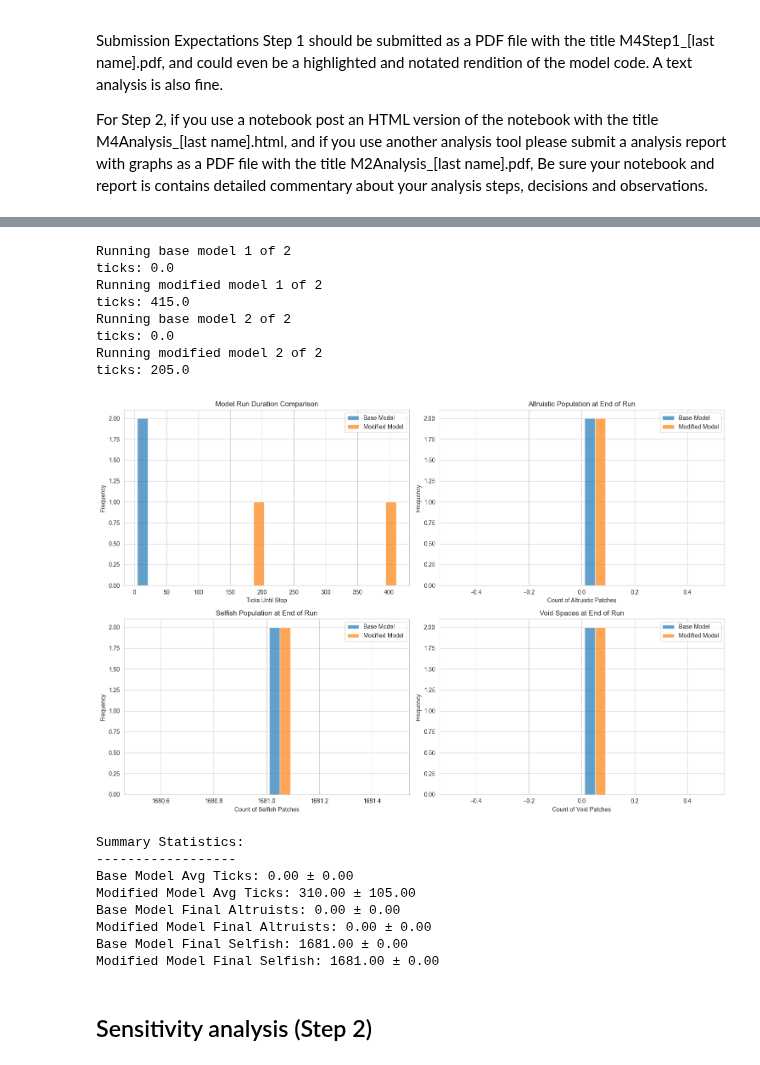
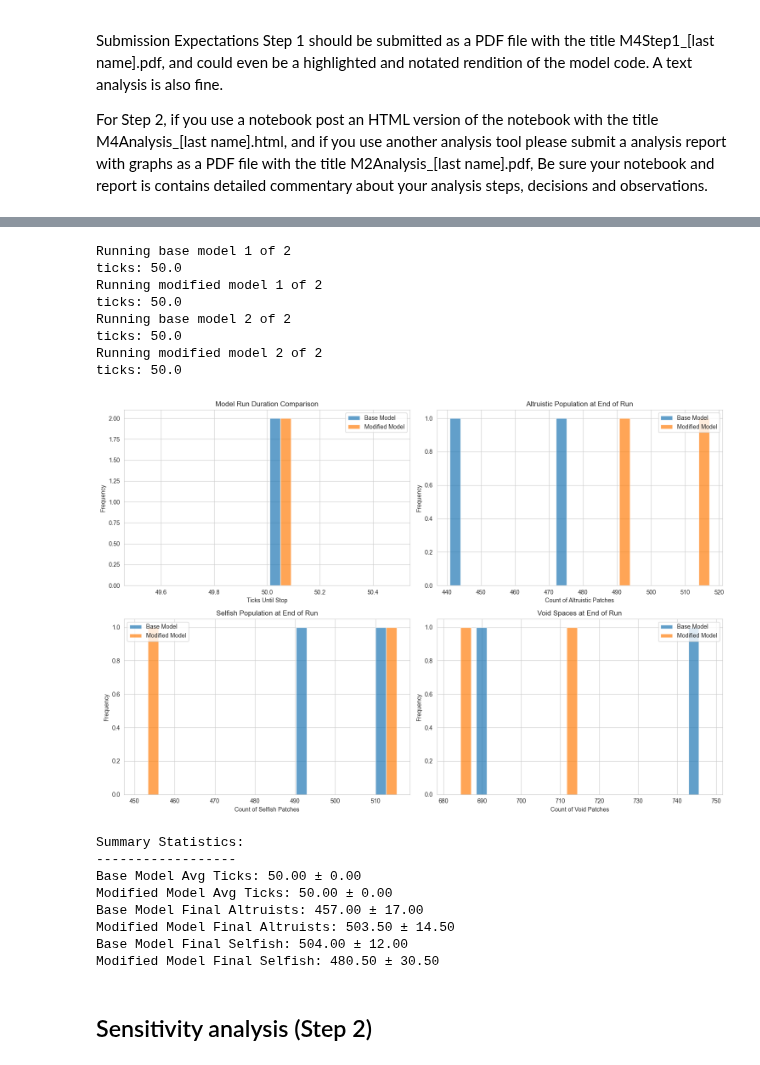
Before and after one commit to peterdresslar/cas-520, a Jupyter notebook: M4/M4Analysis_Dresslar.ipynb, the cells around one changed output, grey strips where cells are left out. Drawn from its saved outputs; the diff is of its cells as text; code cells hidden in the pictures.

```diff
--- a/M4/M4Analysis_Dresslar.ipynb
+++ b/M4/M4Analysis_Dresslar.ipynb
@@ -136,7 +138,10 @@ modified_model_pinks_count = []
 modified_model_greens_count = []
 modified_model_voids_count = []
 
-max_ticks = 1500
+max_ticks = 50
+
+this_disease = 0.66
+this_harshness = 0.66
 
 runs_each = 2
 
@@ -149,8 +154,8 @@ for i in range(runs_each):
     netlogo.command(f"set selfish-probability {selfish_probability}")
     netlogo.command(f"set cost-of-altruism {cost_of_altruism}")
     netlogo.command(f"set benefit-from-altruism {benefit_from_altruism}")
-    netlogo.command(f"set disease {disease}")
-    netlogo.command(f"set harshness {harshness}")
+    netlogo.command(f"set disease {this_disease}")
+    netlogo.command(f"set harshness {this_harshness}")
     netlogo.command("setup")
     netlogo.command(f"repeat {max_ticks} [go]")
     print(f"ticks: {netlogo.report('ticks')}")
@@ -167,8 +172,8 @@ for i in range(runs_each):
     netlogo.command(f"set selfish-probability {selfish_probability}")
     netlogo.command(f"set cost-of-altruism {cost_of_altruism}")
     netlogo.command(f"set benefit-from-altruism {benefit_from_altruism}")
-    netlogo.command(f"set disease {disease}")
-    netlogo.command(f"set harshness {harshness}")
+    netlogo.command(f"set disease {this_disease}")
+    netlogo.command(f"set harshness {this_harshness}")
     netlogo.command("setup")
     netlogo.command(f"repeat {max_ticks} [go]")
     print(f"ticks: {netlogo.report('ticks')}")
@@ -210,46 +215,46 @@ plt.xlabel('Count of Selfish Patches')
 plt.ylabel('Frequency')
 plt.title('Selfish Population at End of Run')
 plt.legend()
 
 # 4. Histogram of black patch counts (voids)
 plt.subplot(2, 2, 4)
 plt.hist([base_model_voids_count, modified_model_voids_count],
          bins=10, alpha=0.7, label=['Base Model', 'Modified Model'])
 plt.xlabel('Count of Void Patches')
 plt.ylabel('Frequency')
 plt.title('Void Spaces at End of Run')
 plt.legend()
 
 plt.tight_layout()
 plt.show()
 
 # Add a summary statistics table
 print("Summary Statistics:")
 print("------------------")
 print(f"Base Model Avg Ticks: {np.mean(base_model_ticks_to_stop):.2f} ± {np.std(base_model_ticks_to_stop):.2f}")
 print(f"Modified Model Avg Ticks: {np.mean(modified_model_ticks_to_stop):.2f} ± {np.std(modified_model_ticks_to_stop):.2f}")
 print(f"Base Model Final Altruists: {np.mean(base_model_pinks_count):.2f} ± {np.std(base_model_pinks_count):.2f}")
 print(f"Modified Model Final Altruists: {np.mean(modified_model_pinks_count):.2f} ± {np.std(modified_model_pinks_count):.2f}")
 print(f"Base Model Final Selfish: {np.mean(base_model_greens_count):.2f} ± {np.std(base_model_greens_count):.2f}")
 print(f"Modified Model Final Selfish: {np.mean(modified_model_greens_count):.2f} ± {np.std(modified_model_greens_count):.2f}")
 # %% [output]
 Running base model 1 of 2
-ticks: 0.0
+ticks: 50.0
 Running modified model 1 of 2
-ticks: 415.0
+ticks: 50.0
 Running base model 2 of 2
-ticks: 0.0
+ticks: 50.0
 Running modified model 2 of 2
-ticks: 205.0
+ticks: 50.0
-[figure, old version]
+[figure, new version]
 Summary Statistics:
 ------------------
-Base Model Avg Ticks: 0.00 ± 0.00
-Modified Model Avg Ticks: 310.00 ± 105.00
-Base Model Final Altruists: 0.00 ± 0.00
-Modified Model Final Altruists: 0.00 ± 0.00
-Base Model Final Selfish: 1681.00 ± 0.00
-Modified Model Final Selfish: 1681.00 ± 0.00
+Base Model Avg Ticks: 50.00 ± 0.00
+Modified Model Avg Ticks: 50.00 ± 0.00
+Base Model Final Altruists: 457.00 ± 17.00
+Modified Model Final Altruists: 503.50 ± 14.50
+Base Model Final Selfish: 504.00 ± 12.00
+Modified Model Final Selfish: 480.50 ± 30.50
 # %% [markdown]
 ## Sensitivity analysis (Step 2)
 # %% [markdown]
```
Also changed, not shown: parts of 1 cell of this notebook.
